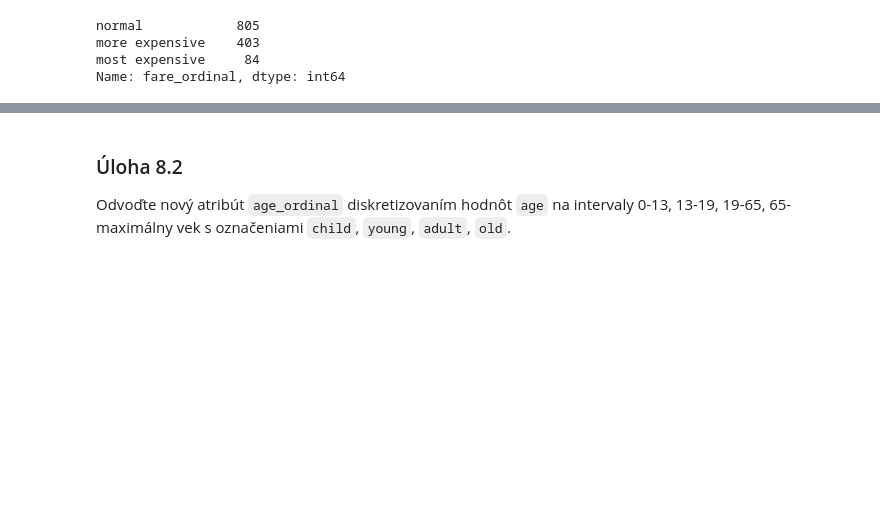
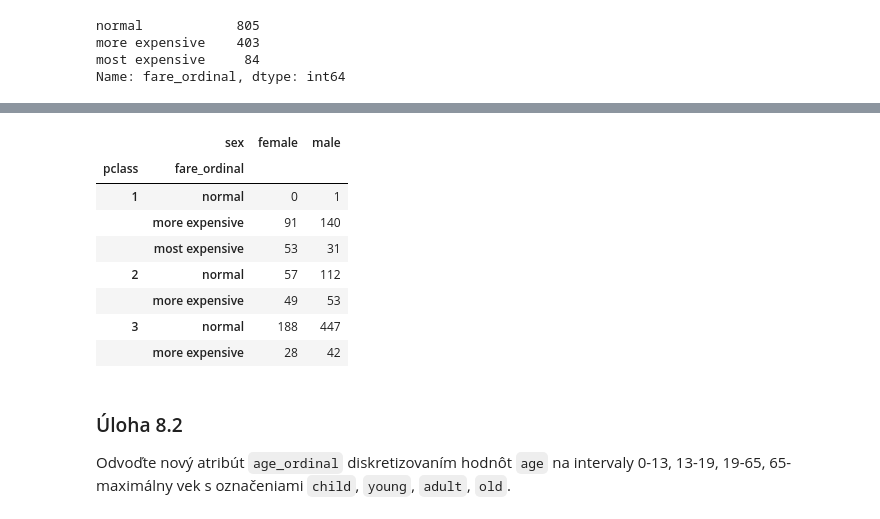
Before and after one commit to Konkolova/WDA, a Jupyter notebook: 8/notebooks/titanic1.ipynb, the cells around one changed output, grey strips where cells are left out. Drawn from its saved outputs; the diff is of its cells as text; code cells hidden in the pictures; blank space fills up the shorter version.

```diff
--- a/8/notebooks/titanic1.ipynb
+++ b/8/notebooks/titanic1.ipynb
@@ -332,3 +347,19 @@ Name: fare_ordinal, dtype: int64
+# %%
+# podobne ako pri kontingenčnej tabuľke, ako riadky, alebo stĺpce môžeme zadať viacero
+# atribútov
+# napr. v nasledujúcej tabuľke vypočítame pre každú kombináciu triedy a výšky cestovného,
+# koľko žien a koľko mužov si kúpilo daný lístok
+pd.crosstab(index=[data["pclass"], data["fare_ordinal"]], columns=data["sex"])
+# %% [output]
+|  | sex | female | male |
+| pclass | fare_ordinal |  |  |
+| 1 | normal | 0 | 1 |
+|  | more expensive | 91 | 140 |
+|  | most expensive | 53 | 31 |
+| 2 | normal | 57 | 112 |
+|  | more expensive | 49 | 53 |
+| 3 | normal | 188 | 447 |
+|  | more expensive | 28 | 42 |
 # %% [markdown]
 ### Úloha 8.2
 
```
Also changed, not shown: parts of 9 cells of this notebook.
